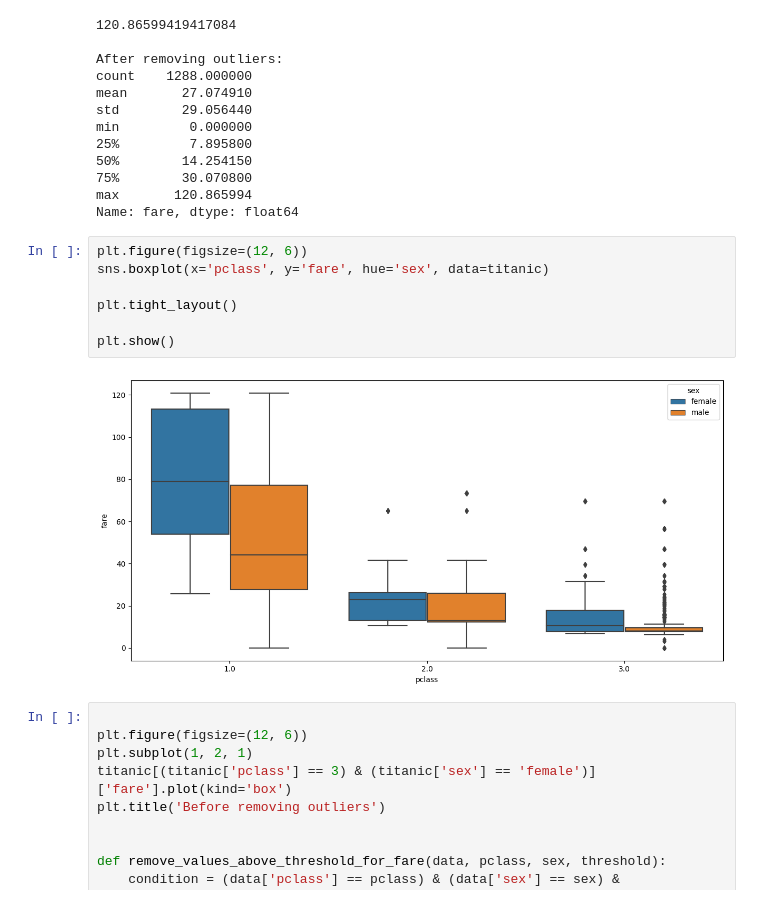
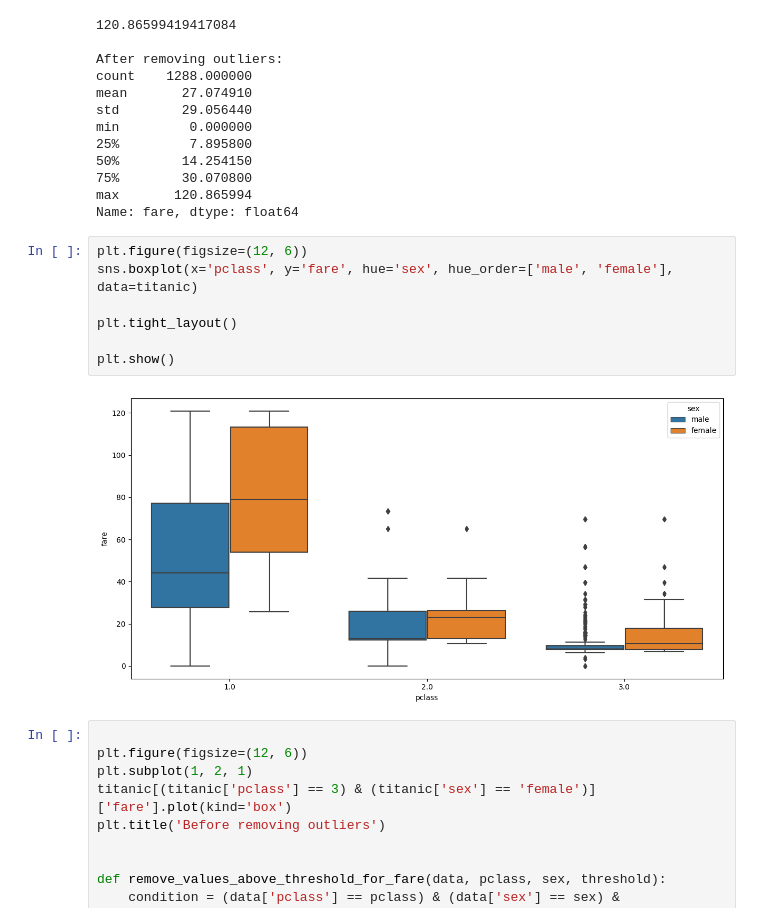
Before and after one commit to yunuxemre/Data-Mining-Example, a Jupyter notebook: TitanikVeriAnaliziV2.ipynb, the cells around one changed output. Cells and saved outputs as stored; diff of their text form.

```diff
--- a/TitanikVeriAnaliziV2.ipynb
+++ b/TitanikVeriAnaliziV2.ipynb
@@ -273,13 +273,13 @@ max       120.865994
 Name: fare, dtype: float64
 # %%
 plt.figure(figsize=(12, 6))
-sns.boxplot(x='pclass', y='fare', hue='sex', data=titanic)
+sns.boxplot(x='pclass', y='fare', hue='sex', hue_order=['male', 'female'], data=titanic)
 
 plt.tight_layout()
 
 plt.show()
 # %% [output]
-[figure, old version]
+[figure, new version]
 # %%
 
 plt.figure(figsize=(12, 6))
```
Also changed, not shown: parts of 2 cells of this notebook.
